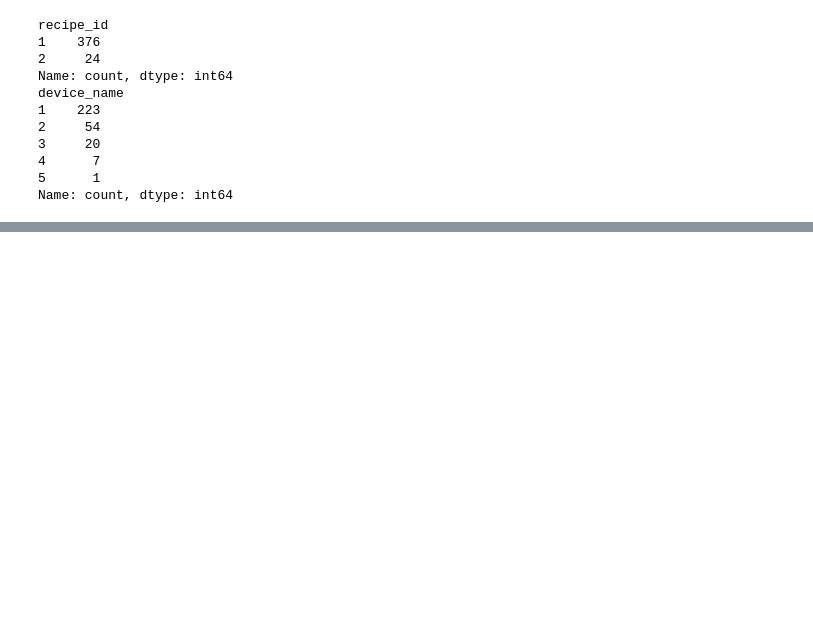
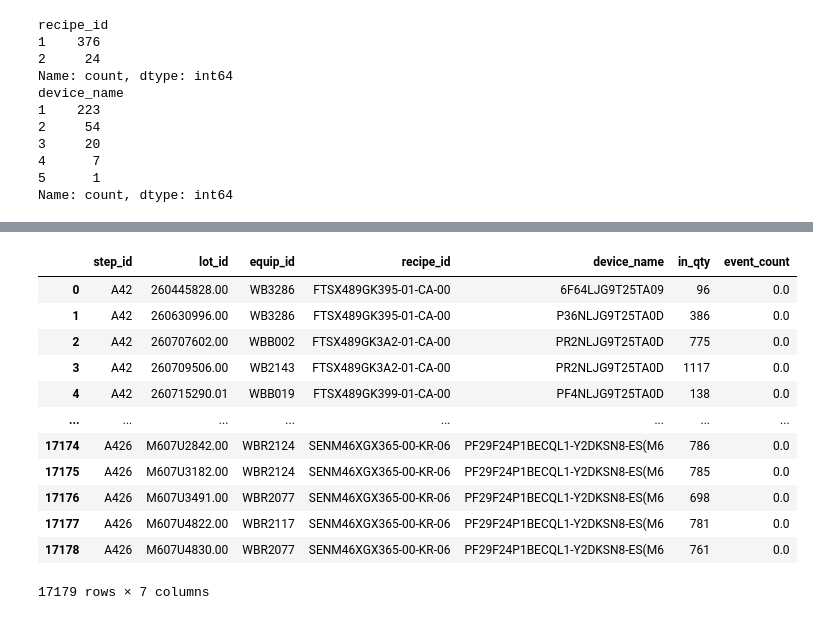
Before and after one commit to aceaceace123/test0806, a Jupyter notebook: WBMachine_ErrorEventAnalyze.ipynb, the cells around one changed output, grey strips where cells are left out. Cells and saved outputs as stored; diff of their text form; code cells hidden in the pictures; blank space fills up the shorter version.

```diff
--- a/WBMachine_ErrorEventAnalyze.ipynb
+++ b/WBMachine_ErrorEventAnalyze.ipynb
@@ -1044,3 +876,19 @@ Single-observation recipes: 49
+# %%
+run_df
+# %% [output]
+|  | step_id | lot_id | equip_id | recipe_id | device_name | in_qty | event_count |
+| 0 | A42 | 260445828.00 | WB3286 | FTSX489GK395-01-CA-00 | 6F64LJG9T25TA09 | 96 | 0.0 |
+| 1 | A42 | 260630996.00 | WB3286 | FTSX489GK395-01-CA-00 | P36NLJG9T25TA0D | 386 | 0.0 |
+| 2 | A42 | 260707602.00 | WBB002 | FTSX489GK3A2-01-CA-00 | PR2NLJG9T25TA0D | 775 | 0.0 |
+| 3 | A42 | 260709506.00 | WB2143 | FTSX489GK3A2-01-CA-00 | PR2NLJG9T25TA0D | 1117 | 0.0 |
+| 4 | A42 | 260715290.01 | WBB019 | FTSX489GK399-01-CA-00 | PF4NLJG9T25TA0D | 138 | 0.0 |
+| ... | ... | ... | ... | ... | ... | ... | ... |
+| 17174 | A426 | M607U2842.00 | WBR2124 | SENM46XGX365-00-KR-06 | PF29F24P1BECQL1-Y2DKSN8-ES(M6 | 786 | 0.0 |
+| 17175 | A426 | M607U3182.00 | WBR2124 | SENM46XGX365-00-KR-06 | PF29F24P1BECQL1-Y2DKSN8-ES(M6 | 785 | 0.0 |
+| 17176 | A426 | M607U3491.00 | WBR2077 | SENM46XGX365-00-KR-06 | PF29F24P1BECQL1-Y2DKSN8-ES(M6 | 698 | 0.0 |
+| 17177 | A426 | M607U4822.00 | WBR2117 | SENM46XGX365-00-KR-06 | PF29F24P1BECQL1-Y2DKSN8-ES(M6 | 781 | 0.0 |
+| 17178 | A426 | M607U4830.00 | WBR2077 | SENM46XGX365-00-KR-06 | PF29F24P1BECQL1-Y2DKSN8-ES(M6 | 761 | 0.0 |
+17179 rows × 7 columns
 # %%
 def group_rate_variation(
     data,
```
Also changed, not shown: parts of 18 cells of this notebook.
